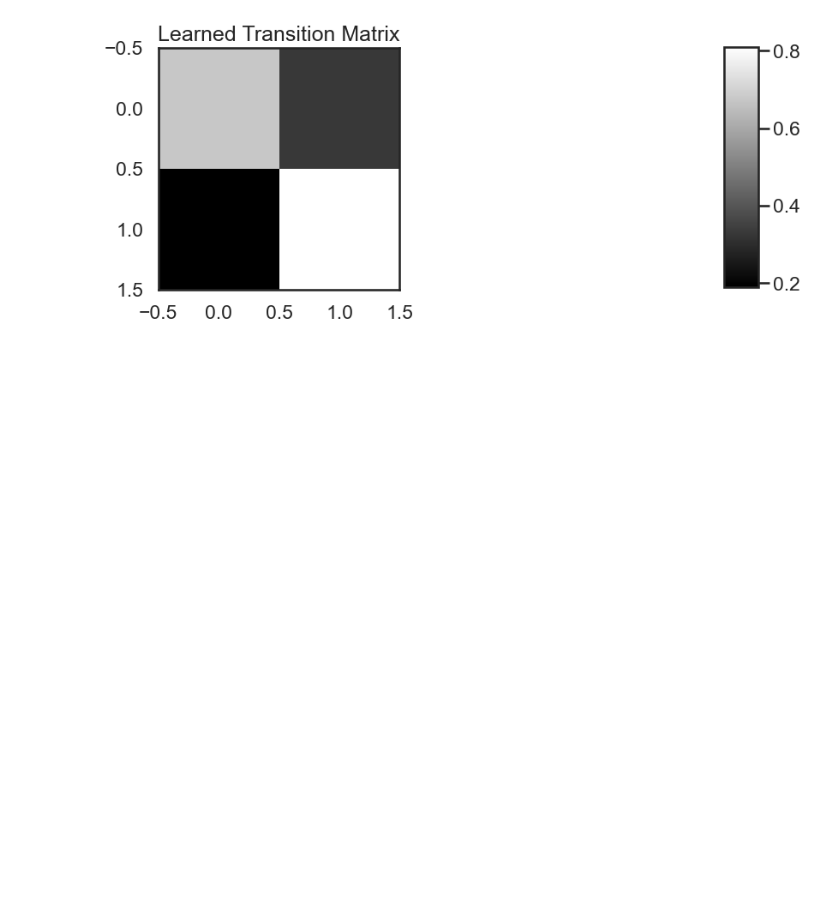
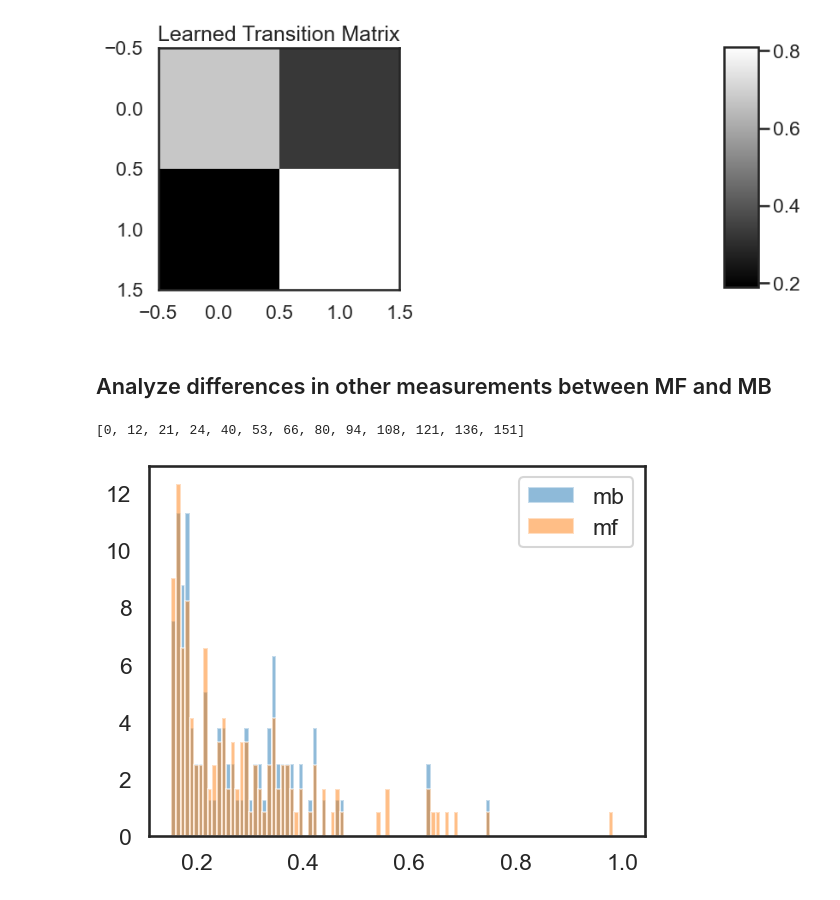
Before and after one commit to johnlyzhou/decision-making, a Jupyter notebook: notebooks/jlz-dev-realdata.ipynb, the cells around one changed output. Drawn from its saved outputs; the diff is of its cells as text; code cells hidden in the pictures; blank space fills up the shorter version.

```diff
--- a/notebooks/jlz-dev-realdata.ipynb
+++ b/notebooks/jlz-dev-realdata.ipynb
@@ -65,11 +64,11 @@ In chronological order of session for a given mouse
 5. Truncate action blocks at trial 15, remove blocks shorter than that
 6. Append to list
 # %%
+fit_loss = mse_loss
+
+mouse_block_count = 0
 choice_blocks = []
-num_blocks = 0
-fit_loss = mse_loss
 block_bounds = []
-total_blocks = 0
 
 mouse_name = "MR18"
 print(f"Loading data for mouse {mouse_name}")
@@ -77,21 +76,21 @@ print(f"Loading data for mouse {mouse_name}")
 for idx, filename in enumerate(sorted(filenames)):
     if mouse_name not in filename:
         continue
-    block_count = 0
-    try:
-        expt = RealExperiment(filename, task_type=DynamicForagingTask)
-    except ValueError:
-        print(f"Failed to load {filename}")
-        continue
+#     try:
+    expt = RealExperiment(filename, task_type=DynamicForagingTask)
+#     except ValueError:
+#         print(f"Failed to load {filename}")
+#         continue
 
+    session_block_count = 0
     truncated_blocks = expt.get_preprocessed_blocks(min_len=15)
 
     choice_blocks += truncated_blocks
-    block_count += len(truncated_blocks)
-    total_blocks += len(truncated_blocks)
+    session_block_count += len(truncated_blocks)
+    mouse_block_count += len(truncated_blocks)
 
-    print(f"{filename} yields {block_count}")
-    block_bounds.append(total_blocks)
+    print(f"{filename} yields {session_block_count}")
+    block_bounds.append(mouse_block_count)
 # %% [output]
 Loading data for mouse MR18
 /Users/johnzhou/research/decision-making/data/raw/dynamic_foraging/MR18_DynamicForaging_20221006_151941.mat yields 12
@@ -358,3 +435,22 @@ plt.show()
 [[0.67403297 0.32596703]
  [0.19037621 0.80962379]]
 [figure]
+# %% [markdown]
+## Analyze differences in other measurements between MF and MB
+# %%
+b_block_bounds = [0] + block_bounds
+print(b_block_bounds)
+# %% [output]
+[0, 12, 21, 24, 40, 53, 66, 80, 94, 108, 121, 136, 151]
+# %%
+mb_rt = expt.reaction_time[np.argwhere(hist_predicted_states).flatten()]
+mf_rt = expt.reaction_time[np.argwhere(~hist_predicted_states).flatten()]
+
+bins = np.linspace(min(np.min(mb_rt), np.min(mf_rt)), 1, num=100)
+
+plt.hist(mb_rt, bins=bins, alpha=0.5, label='mb', density=True)
+plt.hist(mf_rt, bins=bins, alpha=0.5, label='mf', density=True)
+plt.legend(loc='upper right')
+plt.show()
+# %% [output]
+[figure, added]
```
Also changed, not shown: parts of 10 cells of this notebook, 2 other files.
